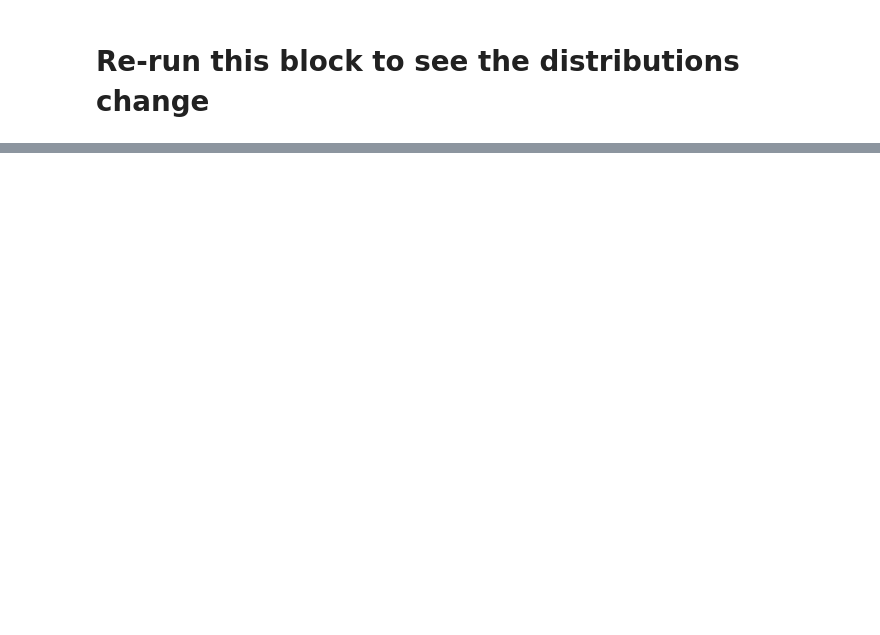
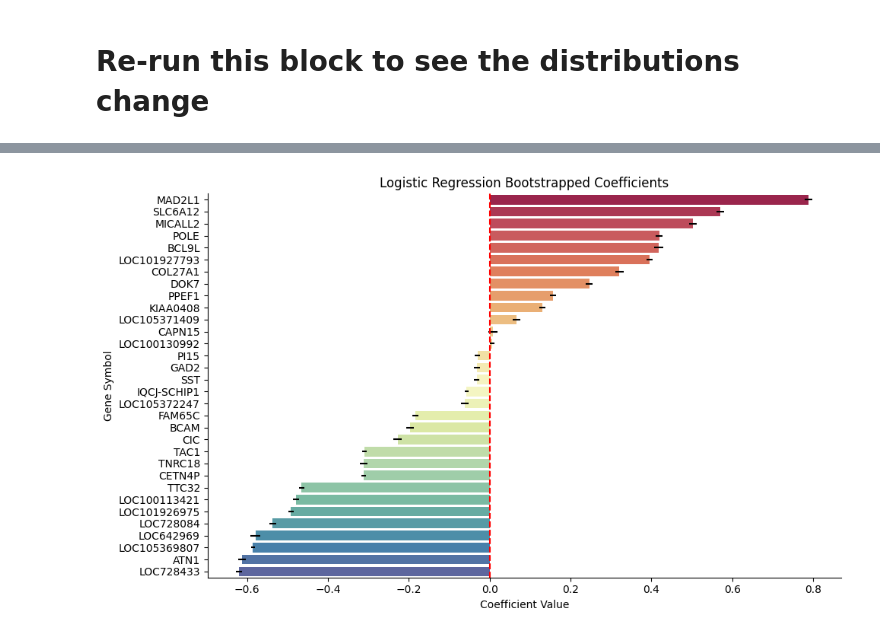
Before and after one commit to clmangham/aging_dementia_tbi, a Jupyter notebook: notebooks/gene_ML.ipynb, the cells around one changed output, grey strips where cells are left out. Cells and saved outputs as stored; diff of their text form; code cells hidden in the pictures; blank space fills up the shorter version.

```diff
--- a/notebooks/gene_ML.ipynb
+++ b/notebooks/gene_ML.ipynb
@@ -106,0 +131,22 @@ Testing std :  0.0602
+# %%
+coefs_df = pd.DataFrame(coefs)
+coefs_mean = coefs_df.T.mean(axis=1)
+coefs_sem = coefs_df.T.sem(axis=1)
+# %%
+gene_data = pd.read_csv('../data/raw/gene_expression_matrix_2016-03-03/rows-genes.csv')
+gene_list = np.array(ml_df.set_index('rnaseq_profile_id').columns[:-1])
+
+gene_ids_ranking = (
+pd.DataFrame.from_dict({k:v for k,v in zip(gene_list, coefs_mean)}, orient = 'index', columns= ['coef'])
+.rename_axis('gene_id')
+.reset_index()
+.sort_values(by='coef', ascending= False)
+)
+
+sort_order = np.argsort(coefs_mean.values)
+descending_sort = sort_order[::-1]
+
+gene_ids_ranking
+gene_ids_ranking['sem'] = coefs_sem
+gene_ids_ranking = gene_ids_ranking.merge(gene_data, on='gene_id')
+gene_ids_ranking
@@ -106,0 +171,14 @@ Testing std :  0.0602
+# %%
+# Plotting
+plt.figure(figsize=(10, 6))
+sns.barplot(x='coef', y='gene_symbol', data=gene_ids_ranking, xerr=gene_ids_ranking['sem'], palette='Spectral')
+plt.title('Logistic Regression Bootstrapped Coefficients')
+plt.xlabel('Coefficient Value')
+plt.ylabel('Gene Symbol')
+plt.gca().spines['top'].set_visible(False)
+plt.gca().spines['right'].set_visible(False)
+plt.axvline(0,color="red",linestyle="--")
+plt.tight_layout()
+plt.show()
+# %% [output]
+[figure, added]
```
Also changed, not shown: parts of 7 cells of this notebook.
